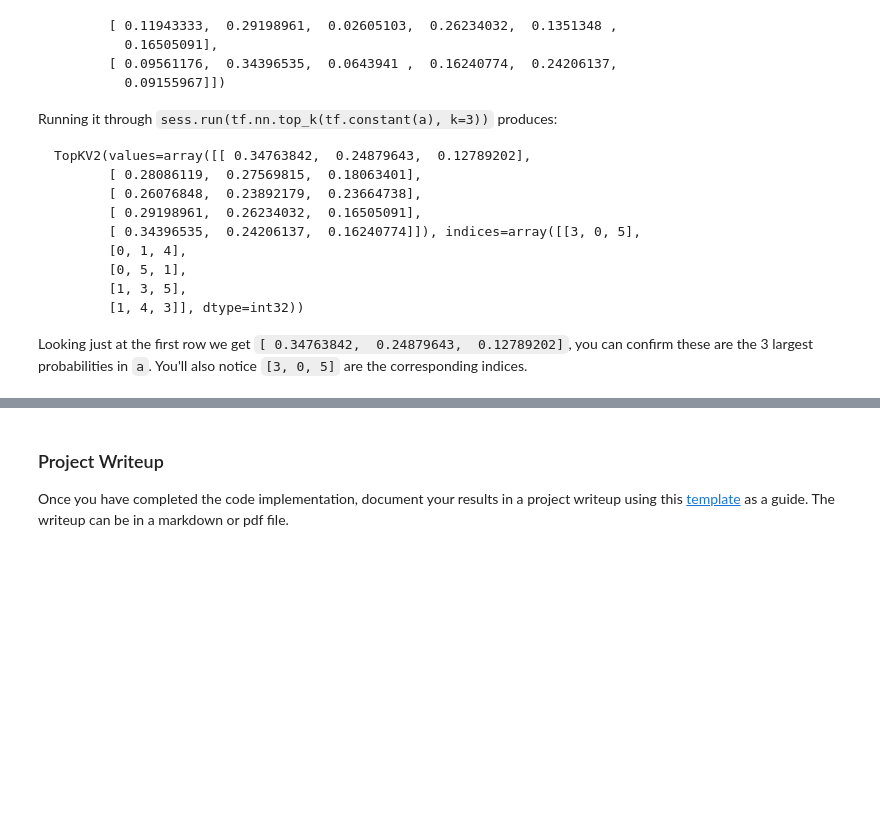
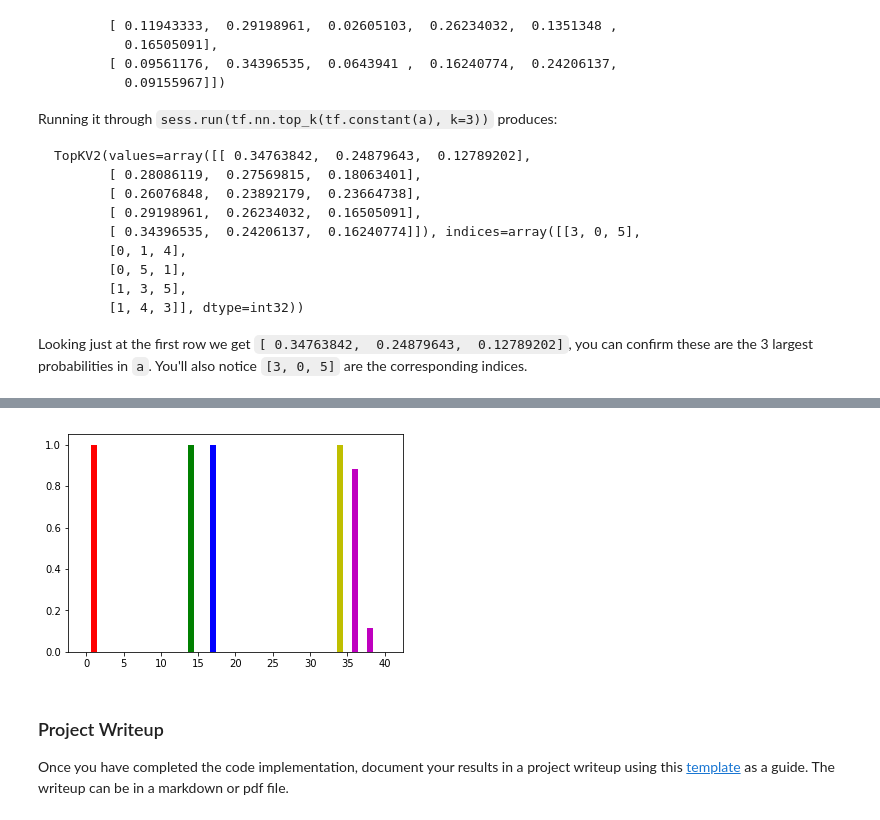
Before and after one commit to gbotev/CarND-Traffic-Sign-Classifier-Project, a Jupyter notebook: Traffic_Sign_Classifier.ipynb, the cells around one changed output, grey strips where cells are left out. Cells and saved outputs as stored; diff of their text form; code cells hidden in the pictures; blank space fills up the shorter version.

```diff
--- a/Traffic_Sign_Classifier.ipynb
+++ b/Traffic_Sign_Classifier.ipynb
@@ -411,3 +456,8 @@ Looking just at the first row we get `[ 0.34763842,  0.24879643,  0.12789202]`,
 # %%
 ### Print out the top five softmax probabilities for the predictions on the German traffic sign images found on the web.
 ### Feel free to use as many code cells as needed.
+with tf.Session() as sess:
+    saver.restore(sess, tf.train.latest_checkpoint('.'))
+    sm = sess.run(softmax, feed_dict={x: new_images_norm, y: new_labels, keep_prob: 1})
+    top_5 = sess.run(tf.nn.top_k(sm, 5))
+    print(top_5)
@@ -414,3 +479,9 @@ Looking just at the first row we get `[ 0.34763842,  0.24879643,  0.12789202]`,
+# %%
+bar_colors = ['r','g','b','y','m']
+for i in range(len(top_5[0])):
+    plt.bar(top_5[1][i], top_5[0][i], color=bar_colors[i])
+# %% [output]
+[figure, added]
 # %% [markdown]
 ### Project Writeup
 
```
Also changed, not shown: parts of 10 cells of this notebook, 5 other files.
